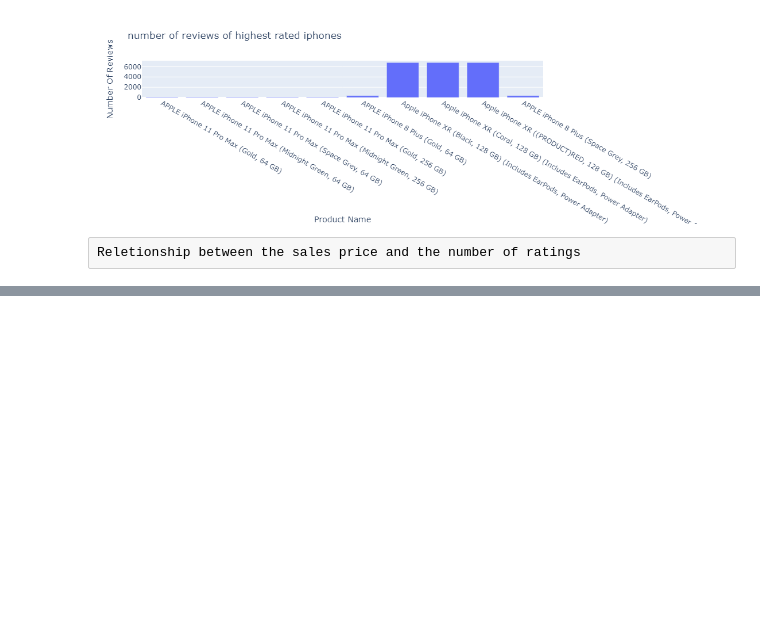
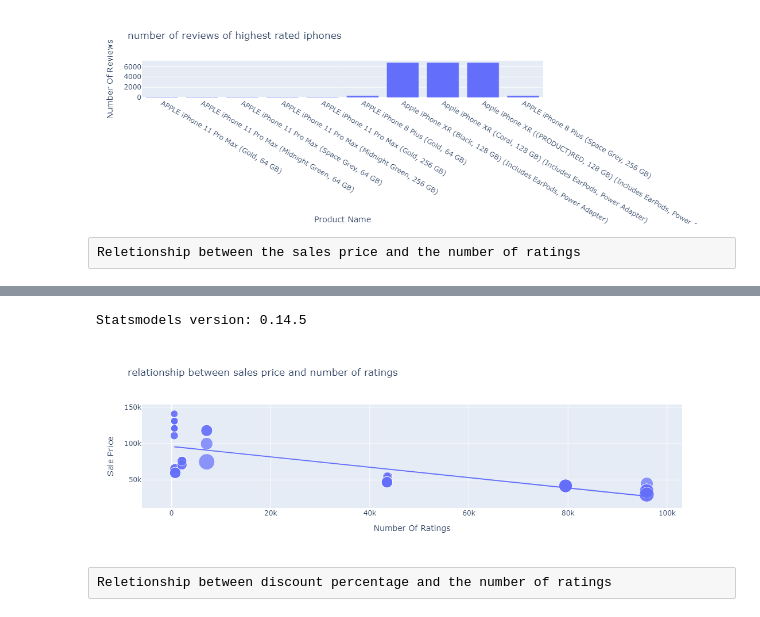
Before and after one commit to alrahit/iPhone-Sales-Analysis, a Jupyter notebook: iPHONE SALES ANALYSIS.ipynb, the cells around one changed output, grey strips where cells are left out. Saved outputs shown, nothing was run; the diff lists cells and outputs as text; code cells hidden in the pictures; blank space fills up the shorter version.

```diff
--- a/iPHONE SALES ANALYSIS.ipynb
+++ b/iPHONE SALES ANALYSIS.ipynb
@@ -189,0 +205,21 @@ ValueError: Value of 'x' is not the name of a column in 'data_frame'. Expected o
+# %%
+import plotly.express as px
+import statsmodels.api as sm
+
+print("Statsmodels version:", sm.__version__)
+# %% [output]
+Statsmodels version: 0.14.5
+# %%
+figure = px.scatter(
+    data_frame=data,
+    x="Number Of Ratings",
+    y="Sale Price",
+    size="Discount Percentage",
+    trendline="ols",
+    title="relationship between sales price and number of ratings"
+)
+figure.show()
+# %% [output]
+[figure, added]
+# %% [raw]
+Reletionship between discount percentage and the number of ratings
```
Also changed, not shown: parts of 6 cells of this notebook.
